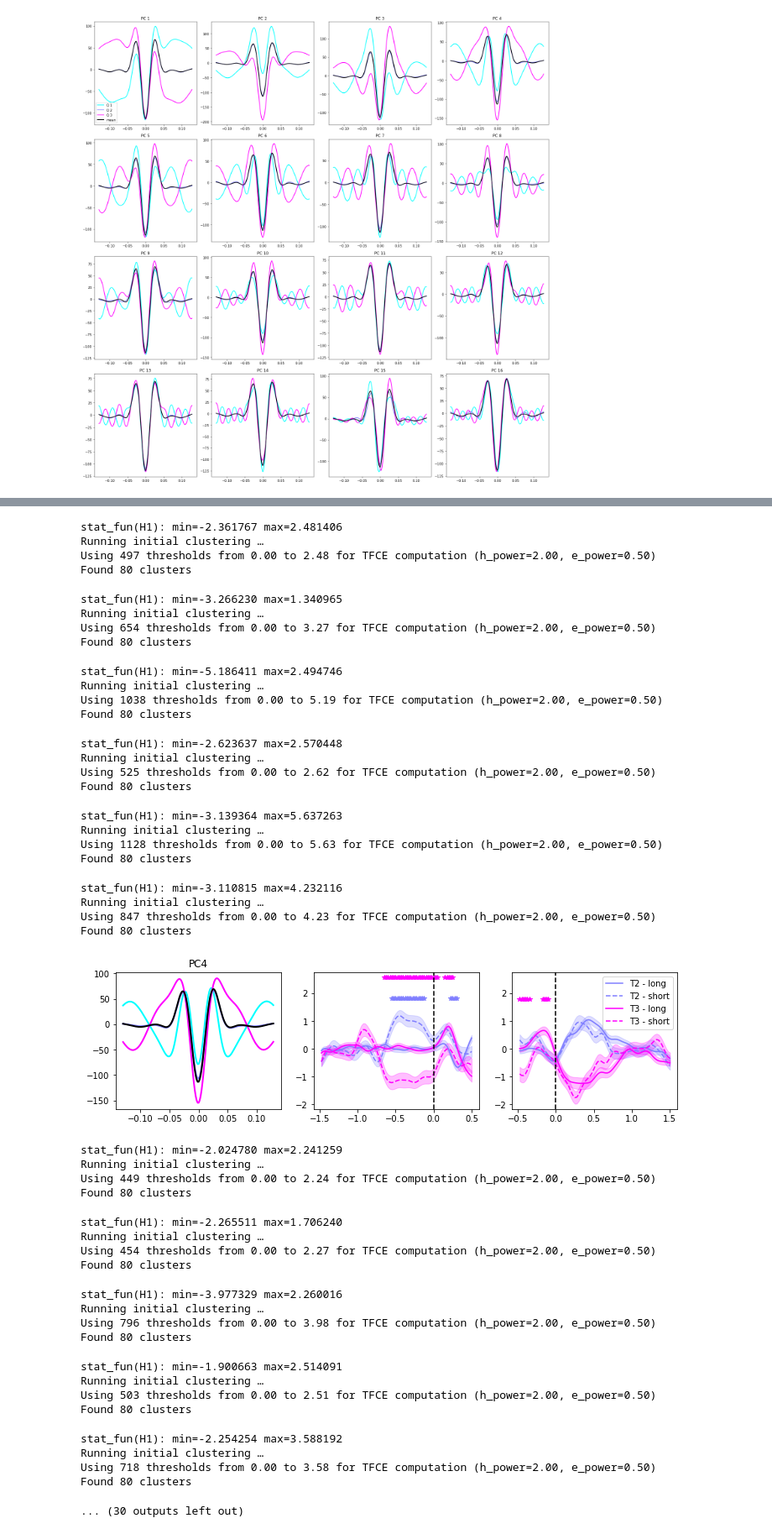
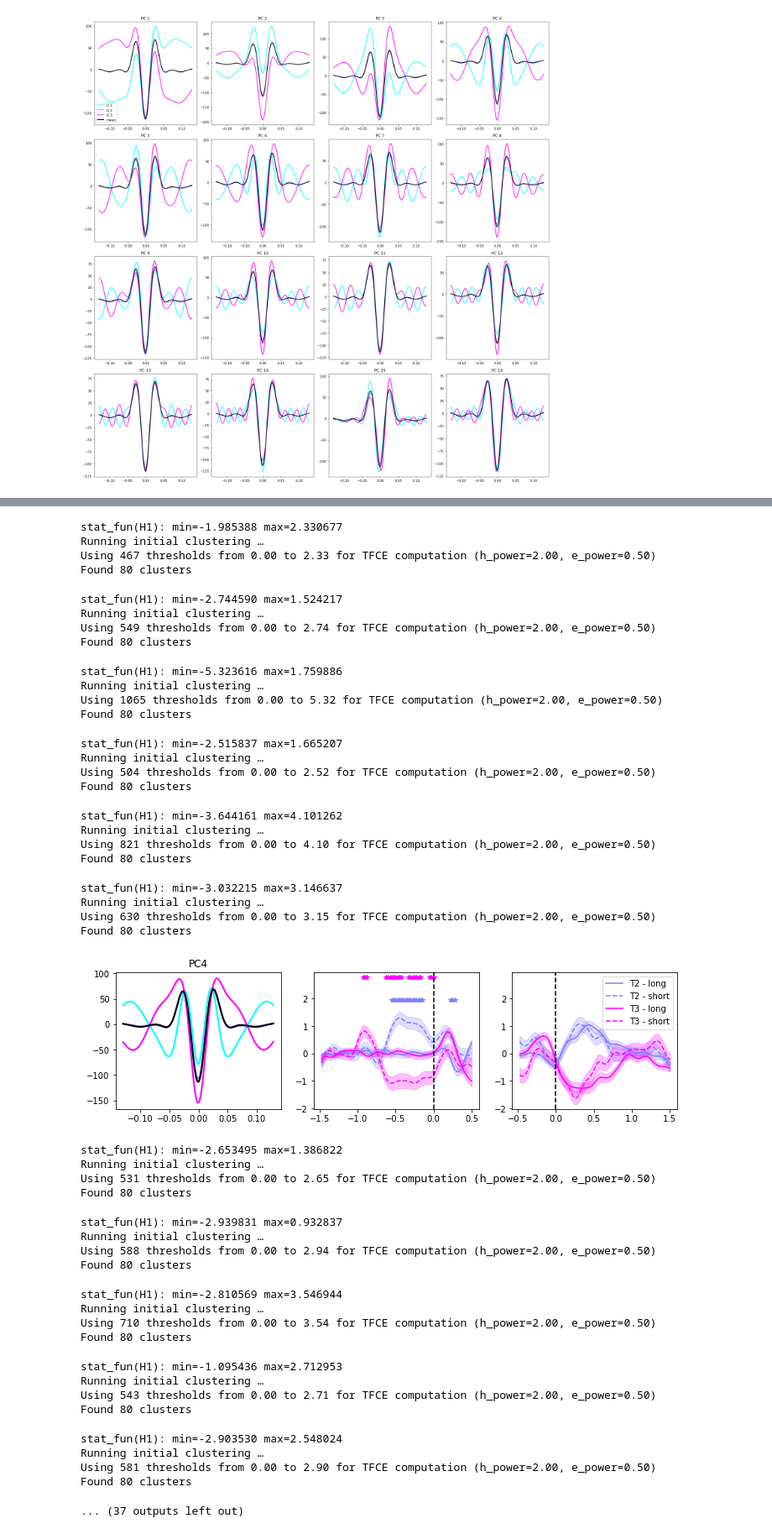
Before and after one commit to danclab/gogo_bursts, a Jupyter notebook: analyze_pca_burst_rate_contra.ipynb, the cells around one changed output, grey strips where cells are left out. Shown at 84% size. Saved outputs shown, nothing was run; the diff lists cells and outputs as text; code cells hidden in the pictures.

```diff
--- a/analyze_pca_burst_rate_contra.ipynb
+++ b/analyze_pca_burst_rate_contra.ipynb
@@ -411,14 +434,8 @@ for pc in task_pcs:
             stim_smoothed_rate = gaussian_filter1d(stim_unsmoothed_rate, sigma=2.5, axis=0, mode="nearest")
             resp_smoothed_rate = gaussian_filter1d(resp_unsmoothed_rate, sigma=2.5, axis=0, mode="nearest")
 
-            base_idx = np.where((stim_time_bins>=-.75) & (stim_time_bins < -0.1))[0]
+            base_idx = np.where((stim_time_bins>=-1.5) & (stim_time_bins < -1))[0]
             base_rate = np.mean(stim_smoothed_rate[base_idx])
-#             if base_rate>0:
-#                 stim_smoothed_rate = (stim_smoothed_rate - base_rate)/base_rate*100
-#                 resp_smoothed_rate = (resp_smoothed_rate - base_rate)/base_rate*100
-
-#                 q_rates_smoothed[q]['STIM'].append(stim_smoothed_rate)
-#                 q_rates_smoothed[q]['RESP'].append(resp_smoothed_rate)
             stim_smoothed_rate = (stim_smoothed_rate - base_rate)[stim_plt_idx]
             resp_smoothed_rate = (resp_smoothed_rate - base_rate)[resp_plt_idx]
 
@@ -606,21 +623,12 @@ for pc in task_pcs:
             long_resp_smoothed_rate = gaussian_filter1d(long_resp_unsmoothed_rate, sigma=2.5, axis=0, mode="nearest")
             short_resp_smoothed_rate = gaussian_filter1d(short_resp_unsmoothed_rate, sigma=2.5, axis=0, mode="nearest")
 
-            base_idx = np.where((stim_time_bins < -0.1))[0]
+            base_idx = np.where((stim_time_bins > -1.5) & (stim_time_bins < -1))[0]
             base_rate = np.mean(long_stim_smoothed_rate[base_idx])
-#             if base_rate>0:
-#                 long_stim_smoothed_rate = (long_stim_smoothed_rate - base_rate)/base_rate*100
-#                 short_stim_smoothed_rate = (short_stim_smoothed_rate - base_rate)/base_rate*100
-#                 long_resp_smoothed_rate = (long_resp_smoothed_rate - base_rate)/base_rate*100
-#                 short_resp_smoothed_rate = (short_resp_smoothed_rate - base_rate)/base_rate*100
-
-#                 q_rates_smoothed[q]['STIM']['LONG'].append(long_stim_smoothed_rate)
-#                 q_rates_smoothed[q]['STIM']['SHORT'].append(short_stim_smoothed_rate)
-#                 q_rates_smoothed[q]['RESP']['LONG'].append(long_resp_smoothed_rate)
-#                 q_rates_smoothed[q]['RESP']['SHORT'].append(short_resp_smoothed_rate)
             long_stim_smoothed_rate = (long_stim_smoothed_rate - base_rate)[stim_plt_idx]
+            long_resp_smoothed_rate = (long_resp_smoothed_rate - base_rate)[resp_plt_idx]
+            base_rate = np.mean(short_stim_smoothed_rate[base_idx])
             short_stim_smoothed_rate = (short_stim_smoothed_rate - base_rate)[stim_plt_idx]
-            long_resp_smoothed_rate = (long_resp_smoothed_rate - base_rate)[resp_plt_idx]
             short_resp_smoothed_rate = (short_resp_smoothed_rate - base_rate)[resp_plt_idx]
 
             q_rates_smoothed[q]['STIM']['LONG'].append(long_stim_smoothed_rate)
@@ -699,67 +707,67 @@ for pc in task_pcs:
             yl = ax2.get_ylim()
             py = yl[1] + (q+1)*.1 * (yl[1] - 0)
             for p_idx, p_val in enumerate(resp_cluster_p_values):
                 if p_val < 0.05:
                     ax2.plot(resp_time_plt[p_idx], py, '*', color=col_range[q])
 
     ax1.axvline(0,color='k',linestyle='--')
     yl1=ax1.get_ylim()
 
     ax2.axvline(0,color='k',linestyle='--')
     yl2=ax2.get_ylim()
 
     ymin=np.min([yl1[0], yl2[0]])
     ymax=np.max([yl1[1], yl2[1]])
     ax1.set_ylim(ymin, ymax)
     ax2.set_ylim(ymin, ymax)
     plt.show()
 # %% [output]
-stat_fun(H1): min=-2.361767 max=2.481406
+stat_fun(H1): min=-1.985388 max=2.330677
 Running initial clustering …
-Using 497 thresholds from 0.00 to 2.48 for TFCE computation (h_power=2.00, e_power=0.50)
+Using 467 thresholds from 0.00 to 2.33 for TFCE computation (h_power=2.00, e_power=0.50)
 Found 80 clusters
-stat_fun(H1): min=-3.266230 max=1.340965
+stat_fun(H1): min=-2.744590 max=1.524217
 Running initial clustering …
-Using 654 thresholds from 0.00 to 3.27 for TFCE computation (h_power=2.00, e_power=0.50)
+Using 549 thresholds from 0.00 to 2.74 for TFCE computation (h_power=2.00, e_power=0.50)
 Found 80 clusters
-stat_fun(H1): min=-5.186411 max=2.494746
+stat_fun(H1): min=-5.323616 max=1.759886
 Running initial clustering …
-Using 1038 thresholds from 0.00 to 5.19 for TFCE computation (h_power=2.00, e_power=0.50)
+Using 1065 thresholds from 0.00 to 5.32 for TFCE computation (h_power=2.00, e_power=0.50)
 Found 80 clusters
-stat_fun(H1): min=-2.623637 max=2.570448
+stat_fun(H1): min=-2.515837 max=1.665207
 Running initial clustering …
-Using 525 thresholds from 0.00 to 2.62 for TFCE computation (h_power=2.00, e_power=0.50)
+Using 504 thresholds from 0.00 to 2.52 for TFCE computation (h_power=2.00, e_power=0.50)
 Found 80 clusters
-stat_fun(H1): min=-3.139364 max=5.637263
+stat_fun(H1): min=-3.644161 max=4.101262
 Running initial clustering …
-Using 1128 thresholds from 0.00 to 5.63 for TFCE computation (h_power=2.00, e_power=0.50)
+Using 821 thresholds from 0.00 to 4.10 for TFCE computation (h_power=2.00, e_power=0.50)
 Found 80 clusters
-stat_fun(H1): min=-3.110815 max=4.232116
+stat_fun(H1): min=-3.032215 max=3.146637
 Running initial clustering …
-Using 847 thresholds from 0.00 to 4.23 for TFCE computation (h_power=2.00, e_power=0.50)
+Using 630 thresholds from 0.00 to 3.15 for TFCE computation (h_power=2.00, e_power=0.50)
 Found 80 clusters
-[figure, old version]
+[figure, new version]
-stat_fun(H1): min=-2.024780 max=2.241259
+stat_fun(H1): min=-2.653495 max=1.386822
 Running initial clustering …
-Using 449 thresholds from 0.00 to 2.24 for TFCE computation (h_power=2.00, e_power=0.50)
+Using 531 thresholds from 0.00 to 2.65 for TFCE computation (h_power=2.00, e_power=0.50)
 Found 80 clusters
-stat_fun(H1): min=-2.265511 max=1.706240
+stat_fun(H1): min=-2.939831 max=0.932837
 Running initial clustering …
-Using 454 thresholds from 0.00 to 2.27 for TFCE computation (h_power=2.00, e_power=0.50)
+Using 588 thresholds from 0.00 to 2.94 for TFCE computation (h_power=2.00, e_power=0.50)
 Found 80 clusters
-stat_fun(H1): min=-3.977329 max=2.260016
+stat_fun(H1): min=-2.810569 max=3.546944
 Running initial clustering …
-Using 796 thresholds from 0.00 to 3.98 for TFCE computation (h_power=2.00, e_power=0.50)
+Using 710 thresholds from 0.00 to 3.54 for TFCE computation (h_power=2.00, e_power=0.50)
 Found 80 clusters
-stat_fun(H1): min=-1.900663 max=2.514091
+stat_fun(H1): min=-1.095436 max=2.712953
 Running initial clustering …
-Using 503 thresholds from 0.00 to 2.51 for TFCE computation (h_power=2.00, e_power=0.50)
+Using 543 thresholds from 0.00 to 2.71 for TFCE computation (h_power=2.00, e_power=0.50)
 Found 80 clusters
-stat_fun(H1): min=-2.254254 max=3.588192
+stat_fun(H1): min=-2.903530 max=2.548024
 Running initial clustering …
-Using 718 thresholds from 0.00 to 3.58 for TFCE computation (h_power=2.00, e_power=0.50)
+Using 581 thresholds from 0.00 to 2.90 for TFCE computation (h_power=2.00, e_power=0.50)
 Found 80 clusters
-... (30 outputs left out)
+... (37 outputs left out)
 # %%
 ## TD only
 step = 100 / n_q
```
Also changed, not shown: parts of 6 cells of this notebook.
